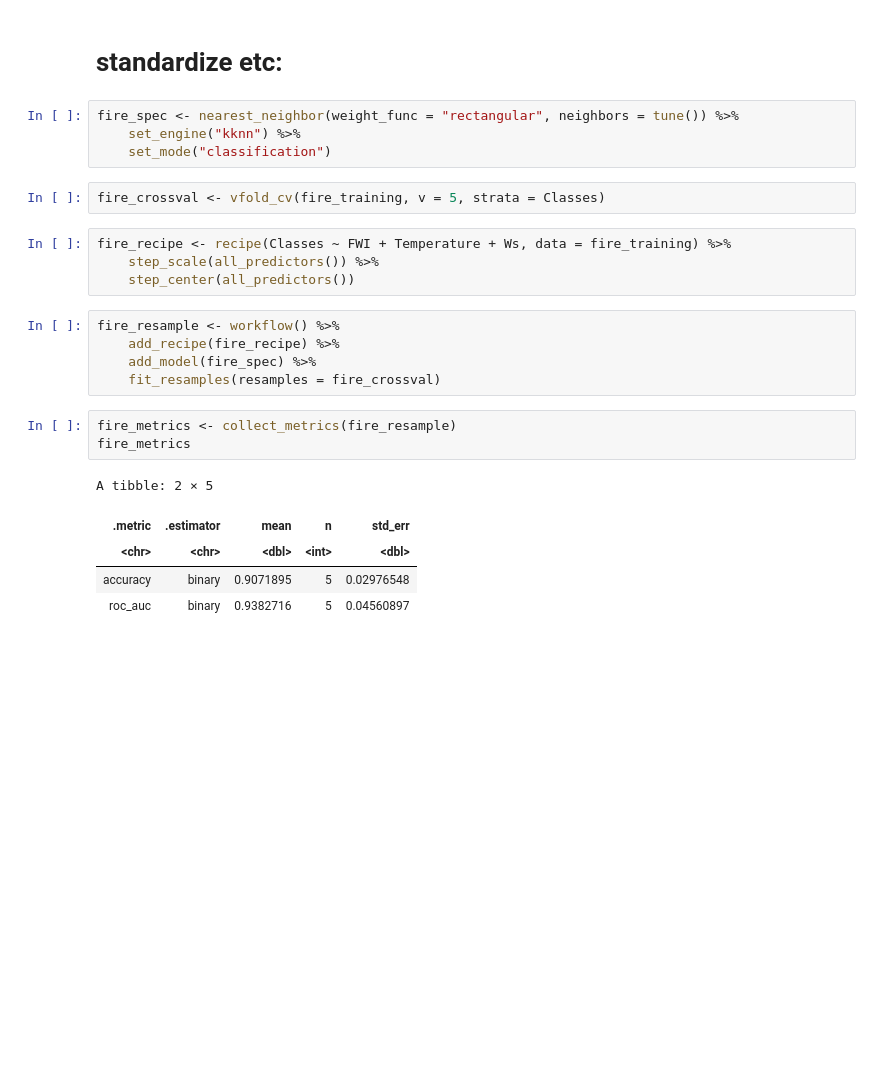
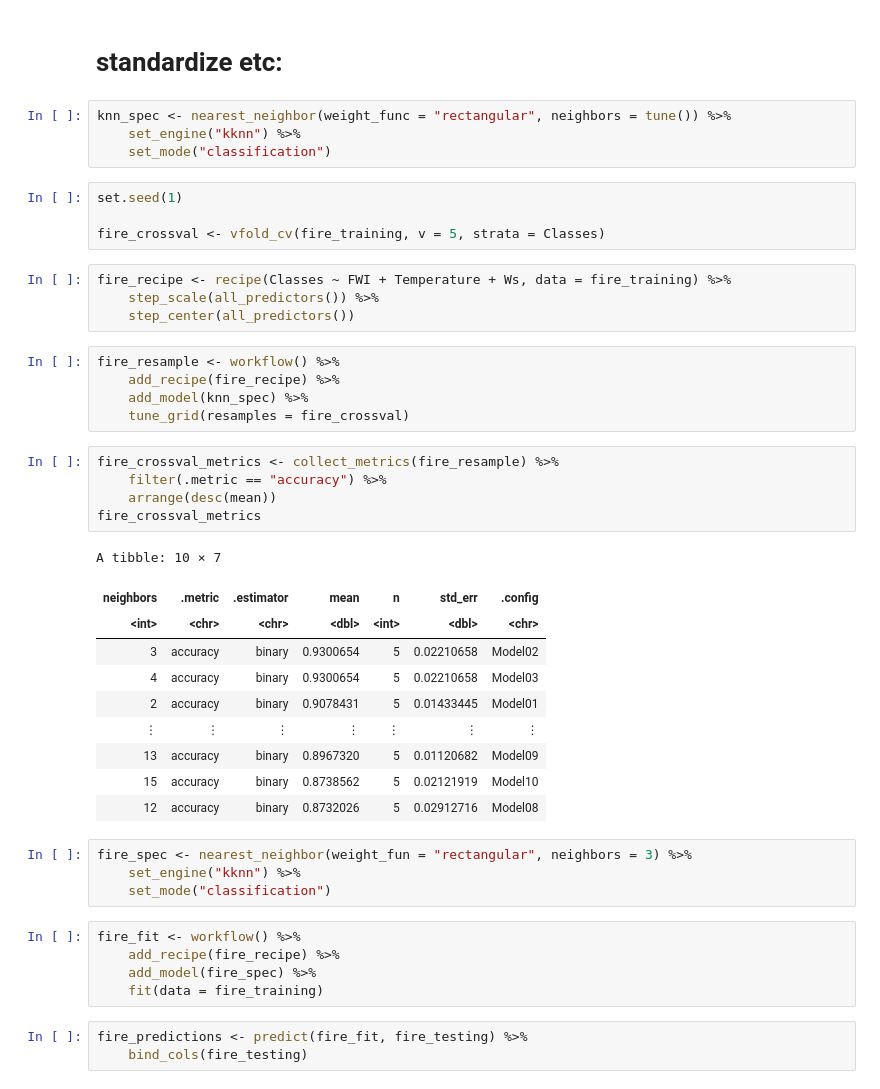
Before and after one commit to edsobcz/fire-project, a Jupyter notebook: group_09_project.ipynb, the cells around one changed output. Saved outputs shown, nothing was run; the diff lists cells and outputs as text; blank space fills up the shorter version.

Commit message:
performed classification and analysis of metrics
found best k value, performed the classification, calculated the accuracy and generated a confusion matrix

```diff
--- a/group_09_project.ipynb
+++ b/group_09_project.ipynb
@@ -189,10 +190,12 @@ WS_FWI_plot
 # %% [markdown]
 # standardize etc:
 # %%
-fire_spec <- nearest_neighbor(weight_func = "rectangular", neighbors = tune()) %>%
+knn_spec <- nearest_neighbor(weight_func = "rectangular", neighbors = tune()) %>%
     set_engine("kknn") %>%
     set_mode("classification")
 # %%
+set.seed(1)
+
 fire_crossval <- vfold_cv(fire_training, v = 5, strata = Classes)
 # %%
 fire_recipe <- recipe(Classes ~ FWI + Temperature + Ws, data = fire_training) %>%
@@ -201,14 +204,33 @@ fire_recipe <- recipe(Classes ~ FWI + Temperature + Ws, data = fire_training) %>
 # %%
 fire_resample <- workflow() %>%
     add_recipe(fire_recipe) %>%
-    add_model(fire_spec) %>%
-    fit_resamples(resamples = fire_crossval)
+    add_model(knn_spec) %>%
+    tune_grid(resamples = fire_crossval)
-# %%
-fire_metrics <- collect_metrics(fire_resample)
-fire_metrics
-# %% [output]
-A tibble: 2 × 5
-| .metric | .estimator | mean | n | std_err |
-| <chr> | <chr> | <dbl> | <int> | <dbl> |
-| accuracy | binary | 0.9071895 | 5 | 0.02976548 |
-| roc_auc | binary | 0.9382716 | 5 | 0.04560897 |
+# %%
+fire_crossval_metrics <- collect_metrics(fire_resample) %>%
+    filter(.metric == "accuracy") %>%
+    arrange(desc(mean))
+fire_crossval_metrics
+# %% [output]
+A tibble: 10 × 7
+| neighbors | .metric | .estimator | mean | n | std_err | .config |
+| <int> | <chr> | <chr> | <dbl> | <int> | <dbl> | <chr> |
+| 3 | accuracy | binary | 0.9300654 | 5 | 0.02210658 | Model02 |
+| 4 | accuracy | binary | 0.9300654 | 5 | 0.02210658 | Model03 |
+| 2 | accuracy | binary | 0.9078431 | 5 | 0.01433445 | Model01 |
+| ⋮ | ⋮ | ⋮ | ⋮ | ⋮ | ⋮ | ⋮ |
+| 13 | accuracy | binary | 0.8967320 | 5 | 0.01120682 | Model09 |
+| 15 | accuracy | binary | 0.8738562 | 5 | 0.02121919 | Model10 |
+| 12 | accuracy | binary | 0.8732026 | 5 | 0.02912716 | Model08 |
+# %%
+fire_spec <- nearest_neighbor(weight_fun = "rectangular", neighbors = 3) %>%
+    set_engine("kknn") %>%
+    set_mode("classification")
+# %%
+fire_fit <- workflow() %>%
+    add_recipe(fire_recipe) %>%
+    add_model(fire_spec) %>%
+    fit(data = fire_training)
+# %%
+fire_predictions <- predict(fire_fit, fire_testing) %>%
+    bind_cols(fire_testing)
```
Also changed, not shown: parts of 5 cells of this notebook.
